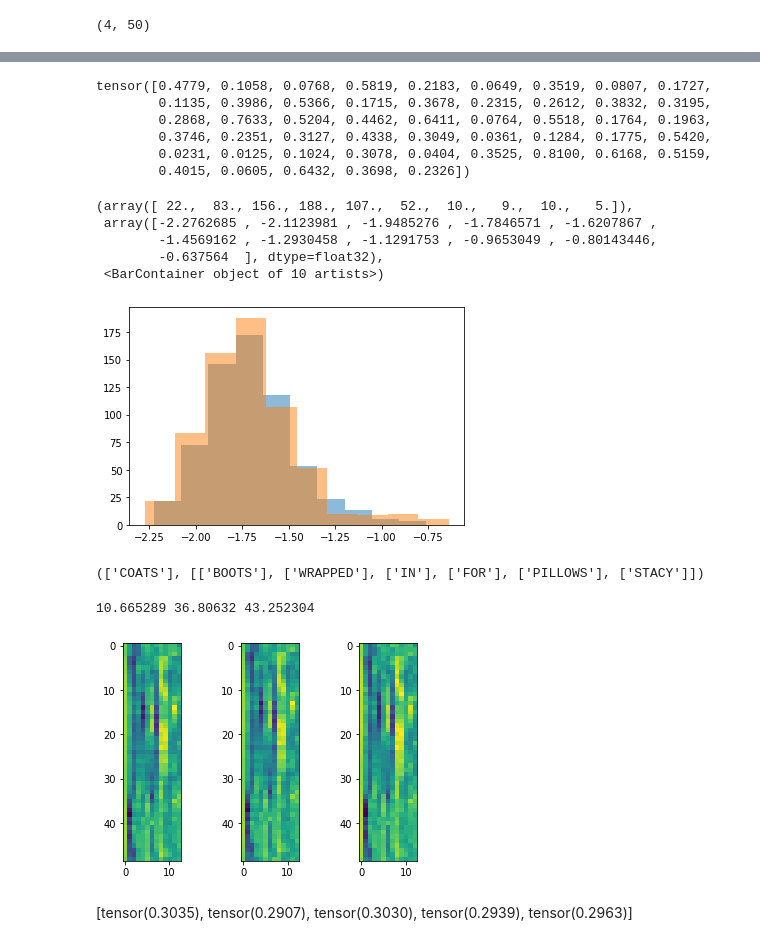
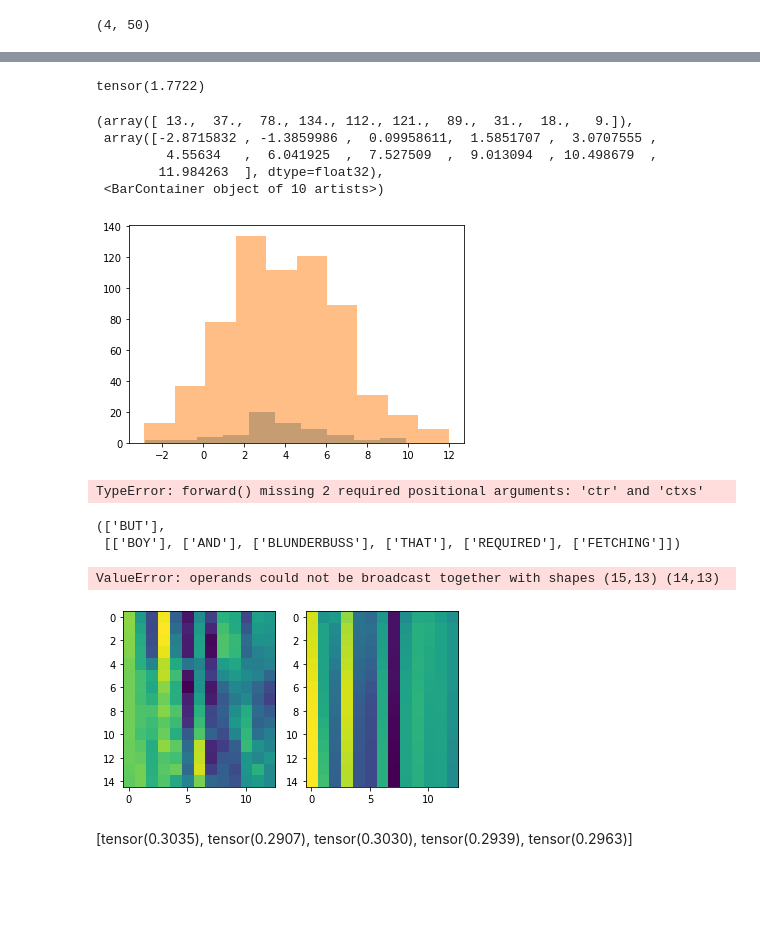
Before and after one commit to yjang43/Speech2Vec, a Jupyter notebook: analysis.ipynb, the cells around one changed output, grey strips where cells are left out. Saved outputs shown, nothing was run; the diff lists cells and outputs as text; code cells hidden in the pictures; blank space fills up the shorter version.

```diff
--- a/analysis.ipynb
+++ b/analysis.ipynb
@@ -138,35 +137,32 @@ plt.plot(ckpt['losses'])
 # %%
 
 model = Speech2Vec().float()
-ckpt = torch.load('ckpt/96.pt')
+ckpt = torch.load('ckpt/50.pt')
 model.load_state_dict(ckpt['state_dict'])
-word = get_embedding('IT', model, mapper, method='all')
-word2 = get_embedding('THAT', model, mapper, method='all')
+word = get_embedding('HE', model, mapper, method='all')
+# word2 = get_embedding('THAT', model, mapper, method='all')
 
 
-std = word.std(dim=0)
+std = word.std(dim=0).mean()
 std
 # %% [output]
-tensor([0.4779, 0.1058, 0.0768, 0.5819, 0.2183, 0.0649, 0.3519, 0.0807, 0.1727,
-        0.1135, 0.3986, 0.5366, 0.1715, 0.3678, 0.2315, 0.2612, 0.3832, 0.3195,
-        0.2868, 0.7633, 0.5204, 0.4462, 0.6411, 0.0764, 0.5518, 0.1764, 0.1963,
-        0.3746, 0.2351, 0.3127, 0.4338, 0.3049, 0.0361, 0.1284, 0.1775, 0.5420,
-        0.0231, 0.0125, 0.1024, 0.3078, 0.0404, 0.3525, 0.8100, 0.6168, 0.5159,
-        0.4015, 0.0605, 0.6432, 0.3698, 0.2326])
+tensor(1.7722)
 # %%
 # plt.xlim(-10, 10)
-i = 49
+i = 30
 plt.hist(word[:, i].numpy(), alpha=0.5)
 plt.hist(word2[:, i].numpy(), alpha=0.5)
 # %% [output]
-(array([ 22.,  83., 156., 188., 107.,  52.,  10.,   9.,  10.,   5.]),
- array([-2.2762685 , -2.1123981 , -1.9485276 , -1.7846571 , -1.6207867 ,
-        -1.4569162 , -1.2930458 , -1.1291753 , -0.9653049 , -0.80143446,
-        -0.637564  ], dtype=float32),
+(array([ 13.,  37.,  78., 134., 112., 121.,  89.,  31.,  18.,   9.]),
+ array([-2.8715832 , -1.3859986 ,  0.09958611,  1.5851707 ,  3.0707555 ,
+         4.55634   ,  6.041925  ,  7.527509  ,  9.013094  , 10.498679  ,
+        11.984263  ], dtype=float32),
  <BarContainer object of 10 artists>)
-[figure, old version]
+[figure, new version]
 # %%
 model()
+# %% [output]
+TypeError: forward() missing 2 required positional arguments: 'ctr' and 'ctxs'
 # %%
 from dataset import *
 
@@ -174,8 +170,9 @@ dataset = LibriSpeechDataset('data/', 'data_mapping/')
 # %%
 from torch.utils.data import DataLoader
 
-dataloader = DataLoader(dataset, batch_size=1, collate_fn=dataset.pad_collate, shuffle=True)
+dataloader = DataLoader(dataset, batch_size=1, collate_fn=dataset.collate_fn, shuffle=True)
 src, tgt, w, ws = next(iter(dataloader))
 w, ws
 # %% [output]
-(['COATS'], [['BOOTS'], ['WRAPPED'], ['IN'], ['FOR'], ['PILLOWS'], ['STACY']])
+(['BUT'],
+ [['BOY'], ['AND'], ['BLUNDERBUSS'], ['THAT'], ['REQUIRED'], ['FETCHING']])
@@ -183,19 +184,18 @@ w, ws
 out = model(src, tgt)
 itr = iter(range(6))
 # %%
-fig, axs = plt.subplots(ncols=3)
+fig, axs = plt.subplots(ncols=2)
 i = next(itr)
 
 ttt = tgt[i][0].numpy()
-axs[0].imshow(ttt[:-1])
-axs[1].imshow(ttt[1:])
+axs[0].imshow(ttt)
 
 asd = out[i][:, 0, :].detach().numpy()
-axs[2].imshow(asd)
+axs[1].imshow(asd)
 print(((asd - ttt[: -1]) ** 2).mean(), ((asd - ttt[1:]) ** 2).mean(), ((ttt[:-1] - ttt[1:]) ** 2).mean() )
 # %% [output]
-10.665289 36.80632 43.252304
+ValueError: operands could not be broadcast together with shapes (15,13) (14,13)
-[figure, old version]
+[figure, new version]
 # %% [markdown]
 [tensor(0.3035),
  tensor(0.2907),
```
Also changed, not shown: parts of 16 cells of this notebook, 4 other files.
